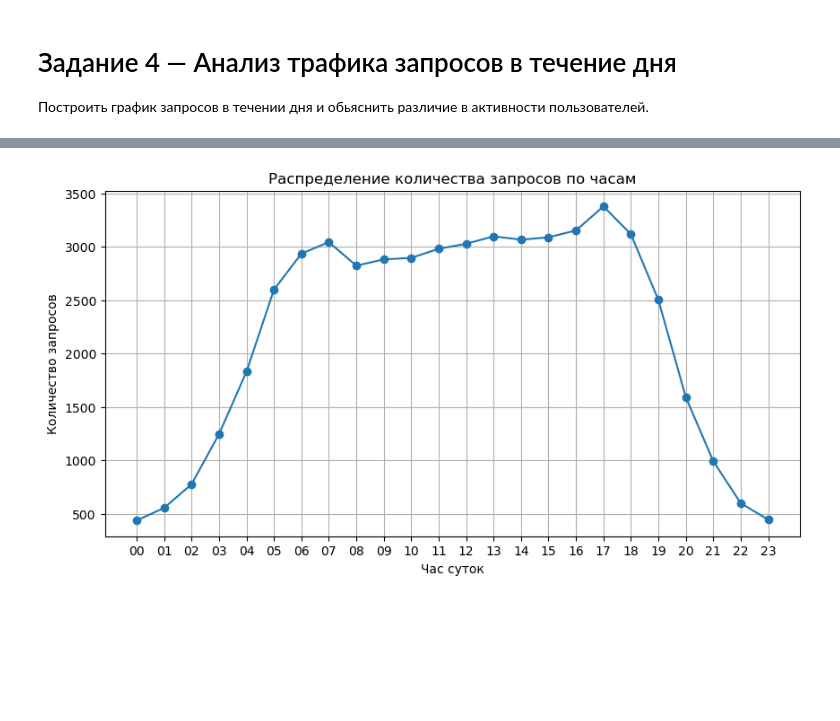
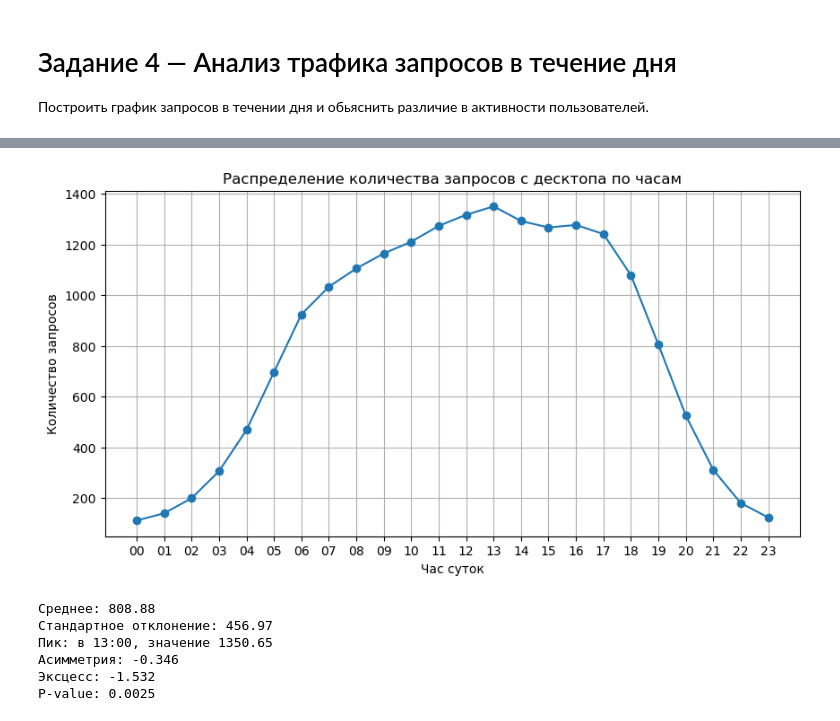
Before and after one commit to vncvtkv/Yandex_Product_Analytic_test, a Jupyter notebook: yandex_test.ipynb, the cells around one changed output, grey strips where cells are left out. Saved outputs shown, nothing was run; the diff lists cells and outputs as text; code cells hidden in the pictures; blank space fills up the shorter version.

```diff
--- a/yandex_test.ipynb
+++ b/yandex_test.ipynb
@@ -162,13 +247,27 @@ display(df_3.style.hide(axis="index"))
 
 Построить график запросов в течении дня и обьяснить различие в активности пользователей.
 # %%
-sutki = """
+# Исключаем из запросов концевые даты, в силу того, что информация в эти дни неполная
+# и усредняем по количесву дней, чтобы рассмотреть "типичный" день
+# Анализ трафика с десктопных устройств и мобильных будем производить отдельно
+
+sutki_desctop = """
 SELECT strftime('%H', date) as hour,
-       COUNT(timestamp) / 21.0 as kolvo_zaprosov  -- делим на 21 (среднее за день)
+       COUNT(timestamp) / 20.0 as kolvo_zaprosov
 FROM queries
-WHERE date > '2021-08-31'  -- даты больше или равные 2021-08-31
+WHERE  date NOT IN ('2021-08-31', '2021-09-21')
+AND platform = 'desktop'-- исключаем конкретные даты
 GROUP BY hour
 """
 
-sutki_zaprosy = pd.read_sql(sutki, conn)
-display(sutki_zaprosy.style.hide(axis="index"))
+sutki_touch = """
+SELECT strftime('%H', date) as hour,
+       COUNT(timestamp) / 20.0 as kolvo_zaprosov
+FROM queries
+WHERE  date NOT IN ('2021-08-31', '2021-09-21')  -- исключаем конкретные даты
+and platform = 'touch'
+GROUP BY hour
+"""
+
+sutki_zaprosy_d = pd.read_sql(sutki_desctop, conn)
+sutki_zaprosy_t = pd.read_sql(sutki_touch, conn)
@@ -193,10 +274,40 @@ display(sutki_zaprosy.style.hide(axis="index"))
-# %%
-plt.figure(figsize=(10, 5))
-plt.plot(sutki_zaprosy["hour"], sutki_zaprosy["kolvo_zaprosov"], marker="o")
-plt.xlabel("Час суток")
-plt.ylabel("Количество запросов")
-plt.title("Распределение количества запросов по часам")
-plt.grid(True)
-plt.show()
-# %% [output]
-[figure, removed]
+# %%
+plt.figure(figsize=(10, 5))
+plt.plot(sutki_zaprosy_d["hour"], sutki_zaprosy_d["kolvo_zaprosov"], marker="o")
+plt.xlabel("Час суток")
+plt.ylabel("Количество запросов")
+plt.title("Распределение количества запросов с десктопа по часам")
+plt.grid(True)
+plt.show()
+# %% [output]
+[figure, added]
+# %%
+hours = np.arange(24)
+desktop_traffic = np.array([
+    111.7, 140.25, 199.45, 306.1, 468.75, 696.6, 924.7, 1033.7,
+    1106.0, 1164.95, 1211.35, 1273.75, 1317.7, 1350.65, 1293.2,
+    1267.45, 1277.55, 1241.7, 1079.65, 806.05, 525.9, 311.6,
+    180.6, 123.85
+])
+
+# Статистики
+mean_val = np.mean(desktop_traffic)
+std_val = np.std(desktop_traffic)
+max_hour = hours[np.argmax(desktop_traffic)]
+max_val = np.max(desktop_traffic)
+shapiro_stat, shapiro_p = stats.shapiro(desktop_traffic)
+
+
+print(f"Среднее: {mean_val:.2f}")
+print(f"Стандартное отклонение: {std_val:.2f}")
+print(f"Пик: в {max_hour}:00, значение {max_val:.2f}")
+print(f"Асимметрия: {stats.skew(desktop_traffic):.3f}")
+print(f"Эксцесс: {stats.kurtosis(desktop_traffic):.3f}")
+print(f"P-value: {shapiro_p:.4f}")
+# %% [output]
+Среднее: 808.88
+Стандартное отклонение: 456.97
+Пик: в 13:00, значение 1350.65
+Асимметрия: -0.346
+Эксцесс: -1.532
+P-value: 0.0025
```
Also changed, not shown: parts of 25 cells of this notebook.
